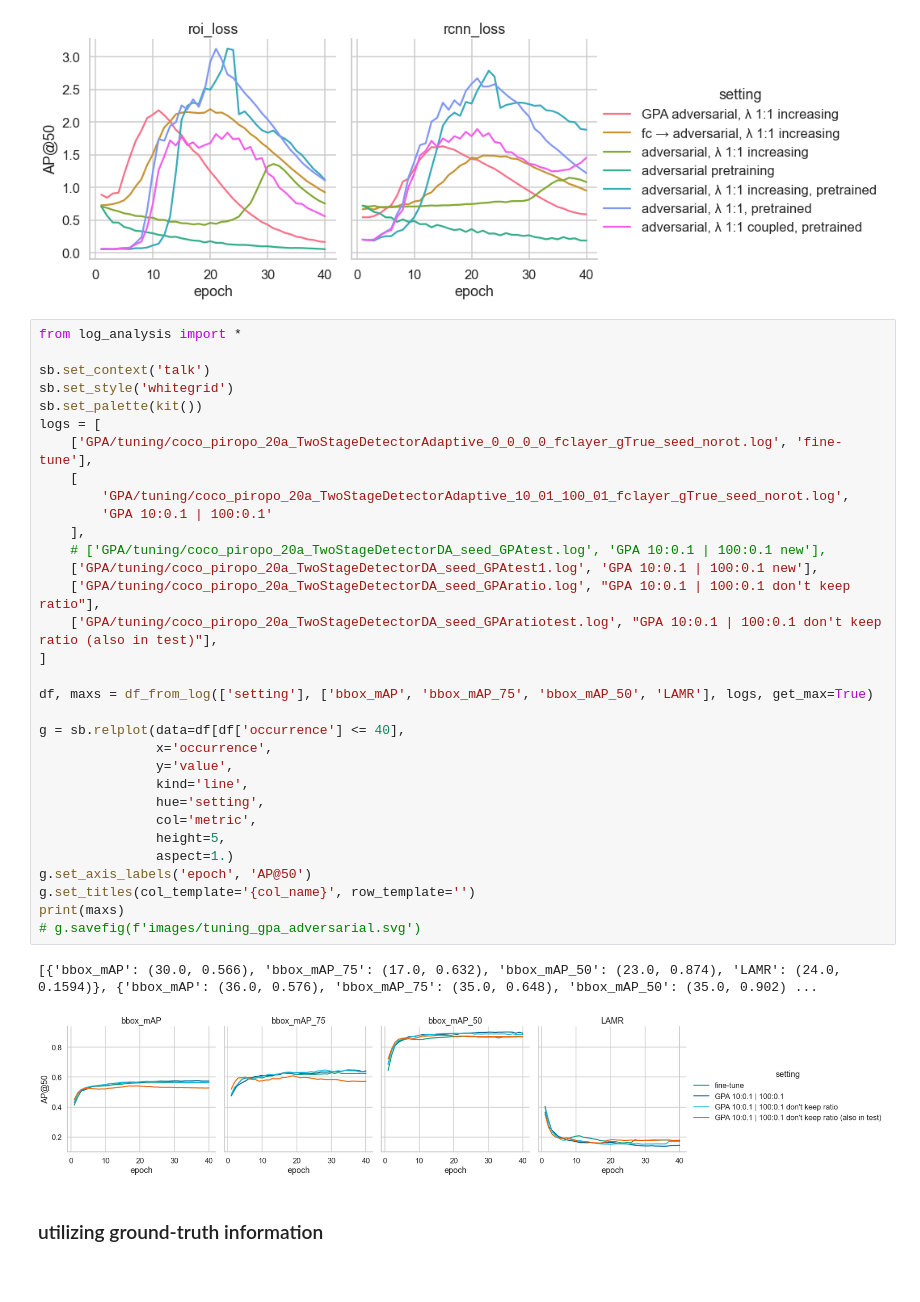
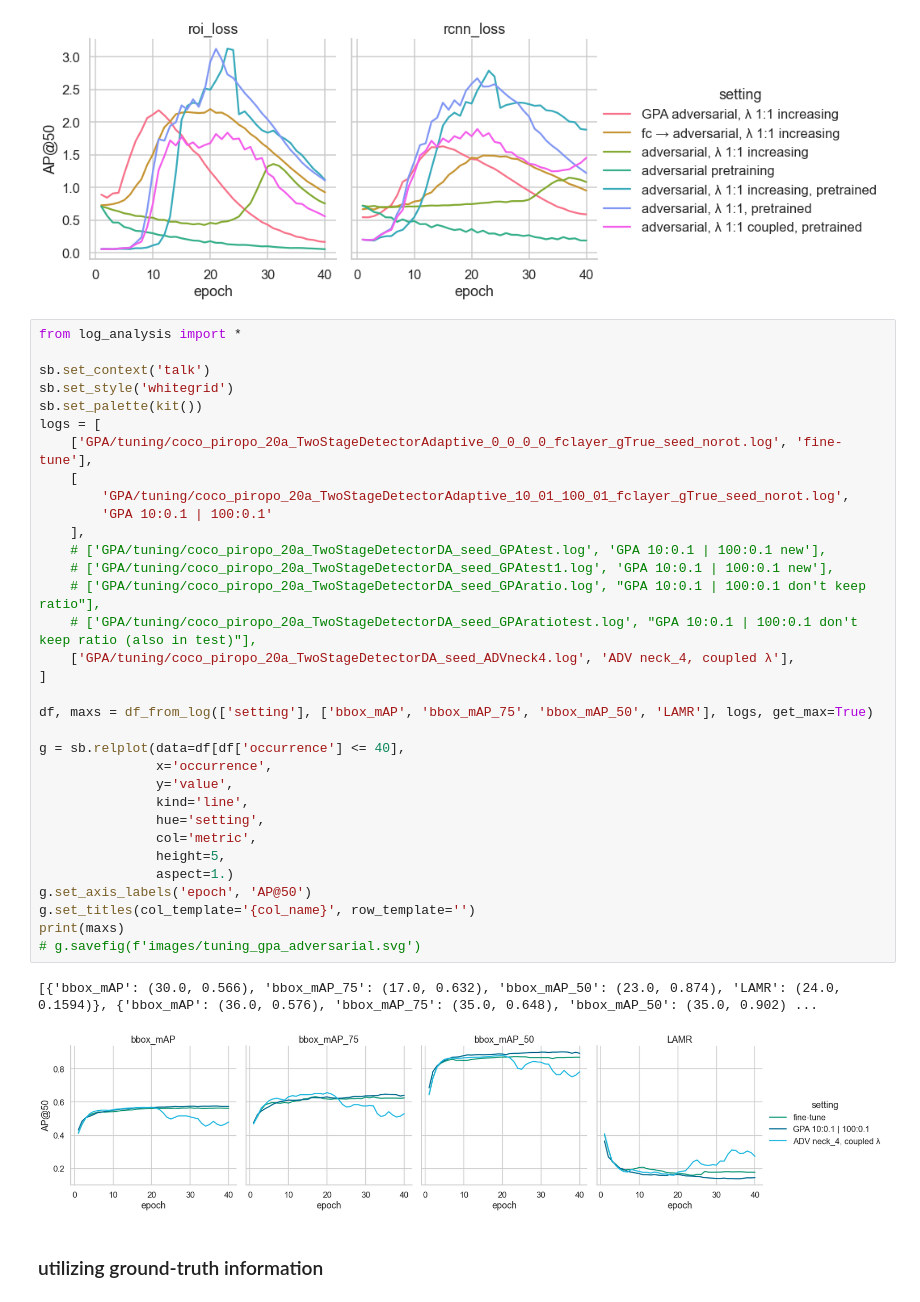
Before and after one commit to ThaddaeusWiedemer/FisheyeSPA, a Jupyter notebook: results/gpa.ipynb, the cells around one changed output. Drawn from its saved outputs; the diff is of its cells as text.

```diff
--- a/results/gpa.ipynb
+++ b/results/gpa.ipynb
@@ -793,36 +793,37 @@ print(maxs)
 from log_analysis import *
 
 sb.set_context('talk')
 sb.set_style('whitegrid')
 sb.set_palette(kit())
 logs = [
     ['GPA/tuning/coco_piropo_20a_TwoStageDetectorAdaptive_0_0_0_0_fclayer_gTrue_seed_norot.log', 'fine-tune'],
     [
         'GPA/tuning/coco_piropo_20a_TwoStageDetectorAdaptive_10_01_100_01_fclayer_gTrue_seed_norot.log',
         'GPA 10:0.1 | 100:0.1'
     ],
     # ['GPA/tuning/coco_piropo_20a_TwoStageDetectorDA_seed_GPAtest.log', 'GPA 10:0.1 | 100:0.1 new'],
-    ['GPA/tuning/coco_piropo_20a_TwoStageDetectorDA_seed_GPAtest1.log', 'GPA 10:0.1 | 100:0.1 new'],
-    ['GPA/tuning/coco_piropo_20a_TwoStageDetectorDA_seed_GPAratio.log', "GPA 10:0.1 | 100:0.1 don't keep ratio"],
-    ['GPA/tuning/coco_piropo_20a_TwoStageDetectorDA_seed_GPAratiotest.log', "GPA 10:0.1 | 100:0.1 don't keep ratio (also in test)"],
+    # ['GPA/tuning/coco_piropo_20a_TwoStageDetectorDA_seed_GPAtest1.log', 'GPA 10:0.1 | 100:0.1 new'],
+    # ['GPA/tuning/coco_piropo_20a_TwoStageDetectorDA_seed_GPAratio.log', "GPA 10:0.1 | 100:0.1 don't keep ratio"],
+    # ['GPA/tuning/coco_piropo_20a_TwoStageDetectorDA_seed_GPAratiotest.log', "GPA 10:0.1 | 100:0.1 don't keep ratio (also in test)"],
+    ['GPA/tuning/coco_piropo_20a_TwoStageDetectorDA_seed_ADVneck4.log', 'ADV neck_4, coupled λ'],
 ]
 
 df, maxs = df_from_log(['setting'], ['bbox_mAP', 'bbox_mAP_75', 'bbox_mAP_50', 'LAMR'], logs, get_max=True)
 
 g = sb.relplot(data=df[df['occurrence'] <= 40],
                x='occurrence',
                y='value',
                kind='line',
                hue='setting',
                col='metric',
                height=5,
                aspect=1.)
 g.set_axis_labels('epoch', 'AP@50')
 g.set_titles(col_template='{col_name}', row_template='')
 print(maxs)
 # g.savefig(f'images/tuning_gpa_adversarial.svg')
 # %% [output]
 [{'bbox_mAP': (30.0, 0.566), 'bbox_mAP_75': (17.0, 0.632), 'bbox_mAP_50': (23.0, 0.874), 'LAMR': (24.0, 0.1594)}, {'bbox_mAP': (36.0, 0.576), 'bbox_mAP_75': (35.0, 0.648), 'bbox_mAP_50': (35.0, 0.902) ...
-[figure, old version]
+[figure, new version]
 # %% [markdown]
 ### utilizing ground-truth information
```
Also changed, not shown: 5 other files.
